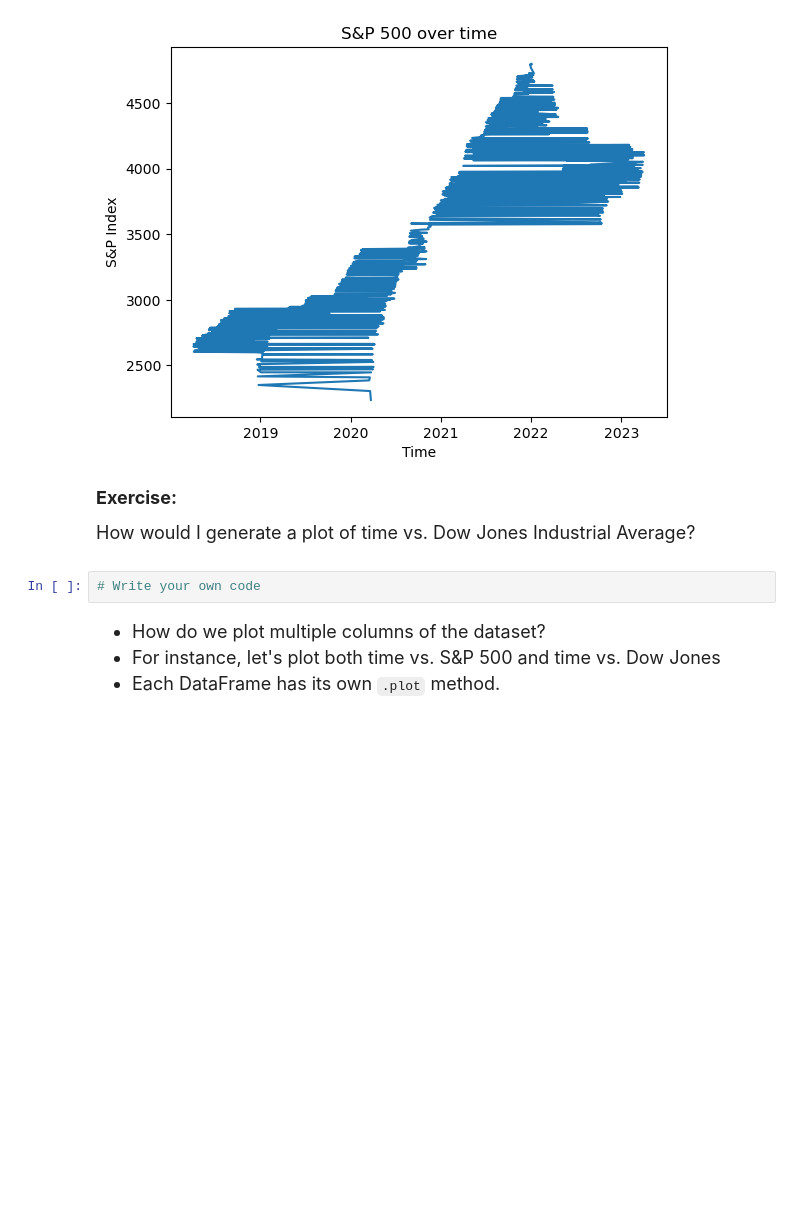
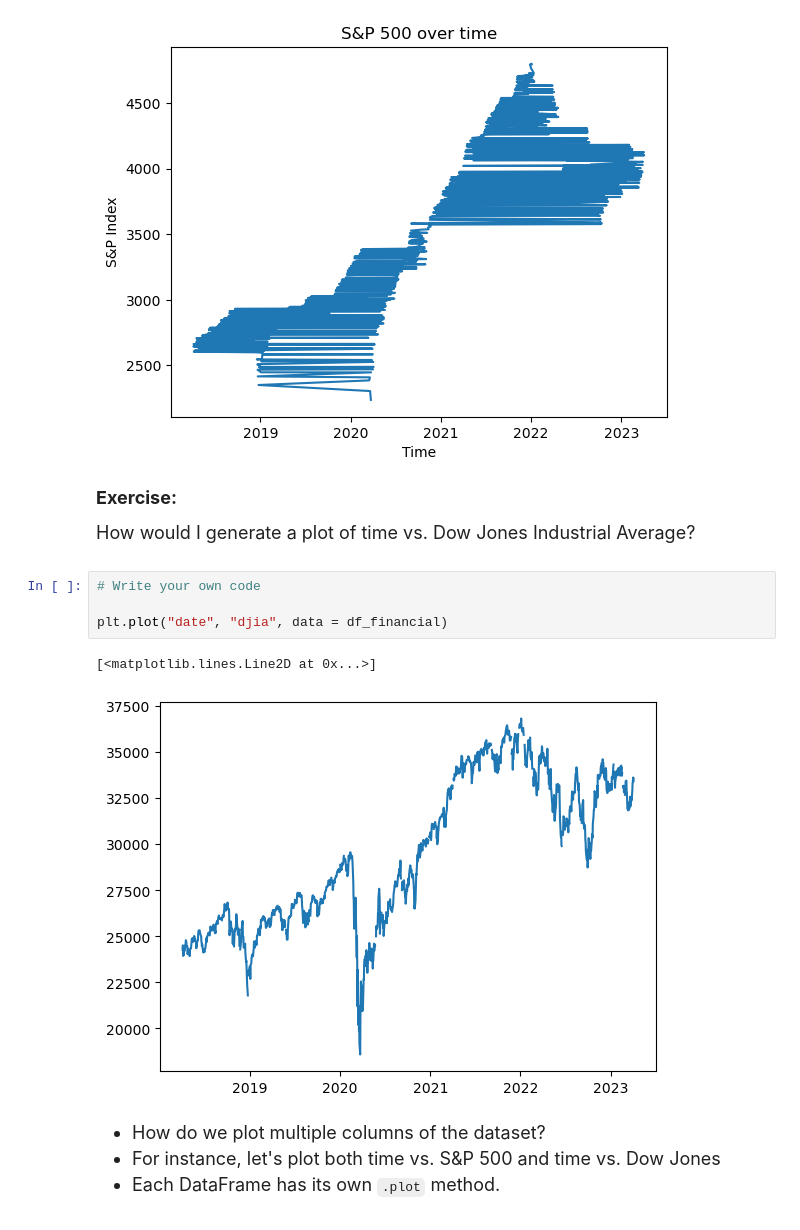
Before and after one commit to Cynthiah0503/qtm151fall2025, a Jupyter notebook: Lecture_18-time_series_data/Lecture18-v2.ipynb, the cells around one changed output. Cells and saved outputs as stored; diff of their text form; blank space fills up the shorter version.

```diff
--- a/Lecture_18-time_series_data/Lecture18-v2.ipynb
+++ b/Lecture_18-time_series_data/Lecture18-v2.ipynb
@@ -267,6 +267,11 @@ plt.show()
 How would I generate a plot of time vs. Dow Jones Industrial Average?
 # %%
 # Write your own code
+
+plt.plot("date", "djia", data = df_financial)
+# %% [output]
+[<matplotlib.lines.Line2D at 0x...>]
+[figure, added]
 # %% [markdown]
 <font size = "4">
 
```
Also changed, not shown: parts of 1 cell of this notebook, 14 other files.
